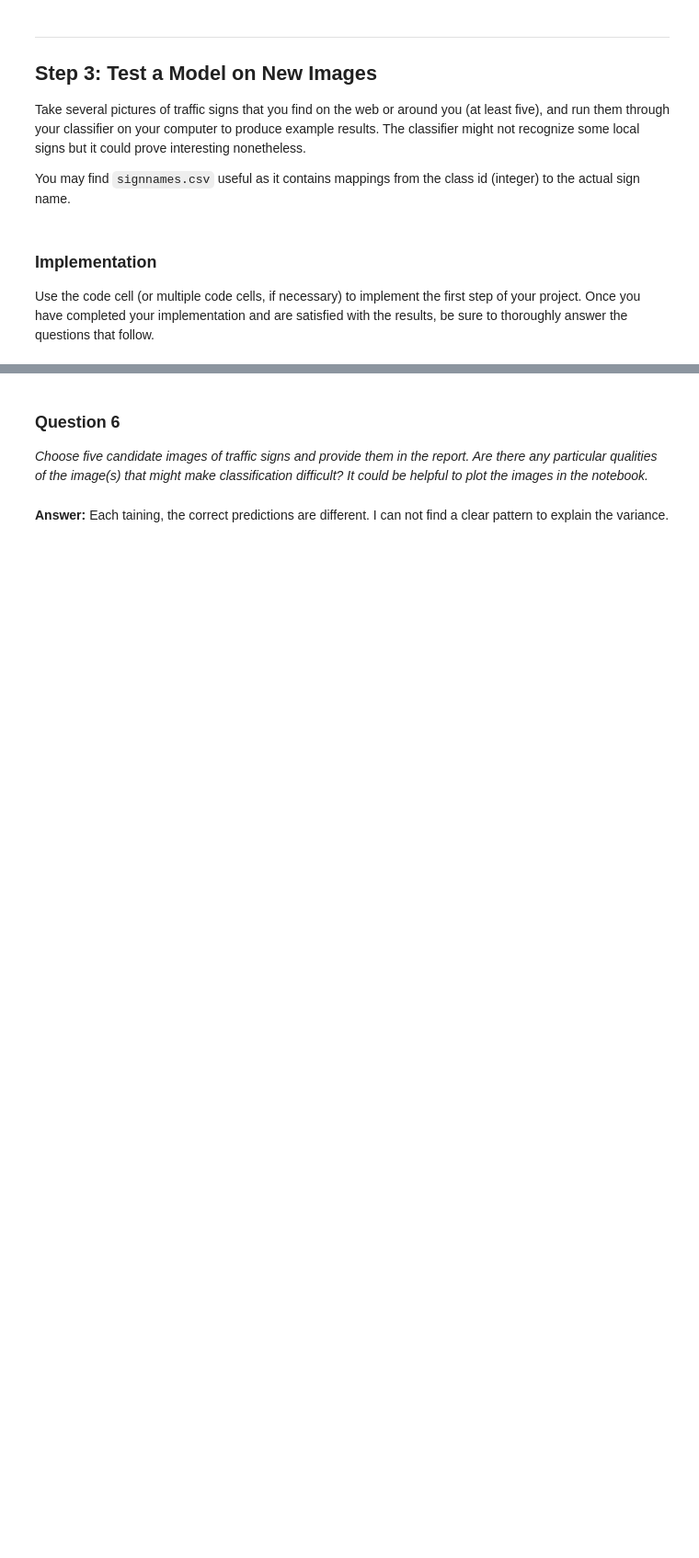
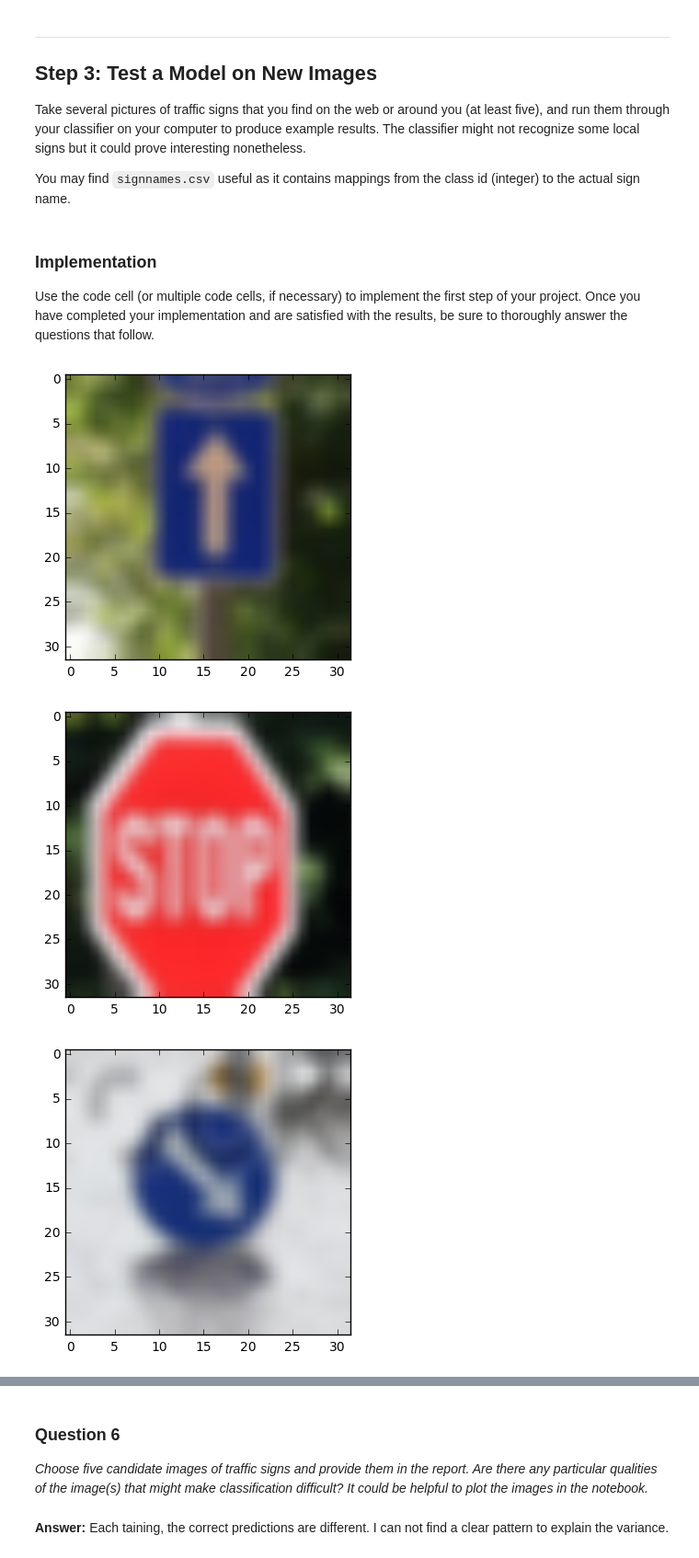
Before and after one commit to Baozhang-Ren/CarND-Traffic-Sign-Classifier-Project, a Jupyter notebook: Traffic_Sign_Classifier.ipynb, the cells around one changed output, grey strips where cells are left out. Shown at 92% size. Saved outputs shown, nothing was run; the diff lists cells and outputs as text; code cells hidden in the pictures; blank space fills up the shorter version.

```diff
--- a/Traffic_Sign_Classifier.ipynb
+++ b/Traffic_Sign_Classifier.ipynb
@@ -347,19 +363,27 @@ Use the code cell (or multiple code cells, if necessary) to implement the first
 # %%
 ### Load the images and plot them here.
 ### Feel free to use as many code cells as needed.
 
 import numpy as np
 import tensorflow as tf
 import cv2
 
 test_images = ['1.png',
                '2.png', '3.png',
                '4.png', '5.png']
 imgNewImages = []
 for ima in test_images:
     img = cv2.imread('5pics/'+ima)
     img = cv2.cvtColor(img, cv2.COLOR_BGR2RGB)
     img = cv2.GaussianBlur(img,(3,3),0)
+    alpha = float(1)     # Simple contrast control 1.0-3.0
+    beta = float(0)             # Simple brightness control    0-100
+    img = cv2.multiply(img,np.array([alpha]))                    # mul_img = img*alpha
+    img = cv2.add(img,np.array([beta]))                      # new_img = img*alpha + beta
     plt.figure()
     plt.imshow(img)
     imgNewImages.append(img)
+# %% [output]
+[figure, added]
+[figure, added]
+[figure, added]
```
Also changed, not shown: parts of 9 cells of this notebook, 49 other files.
